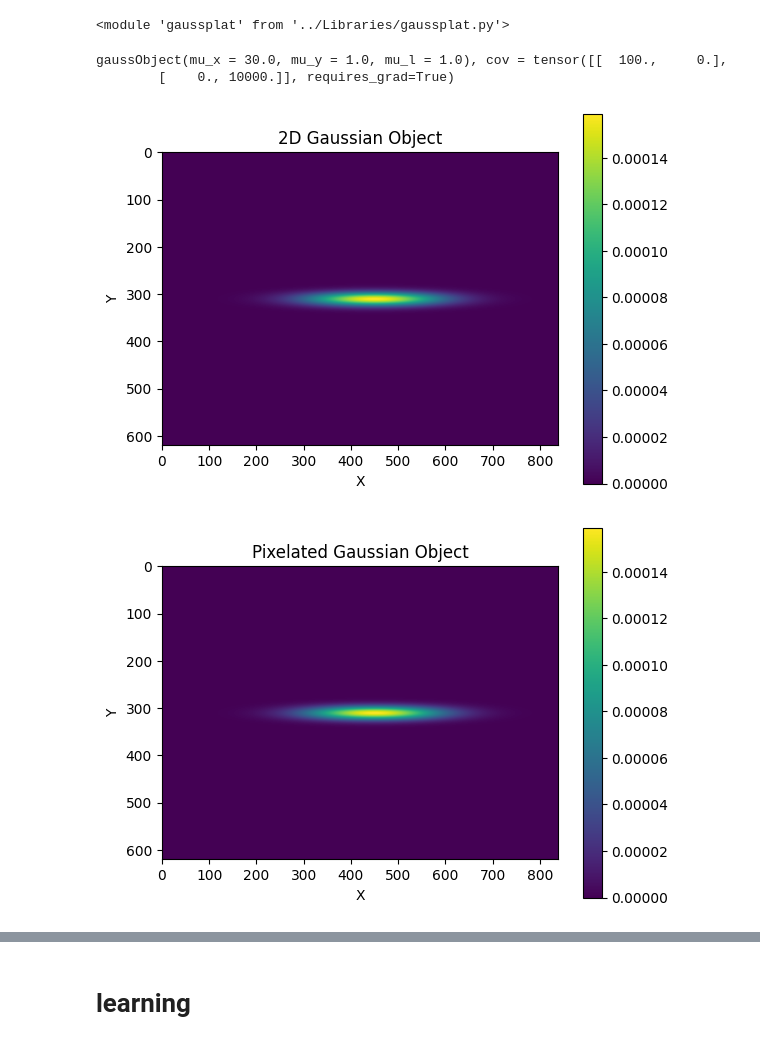
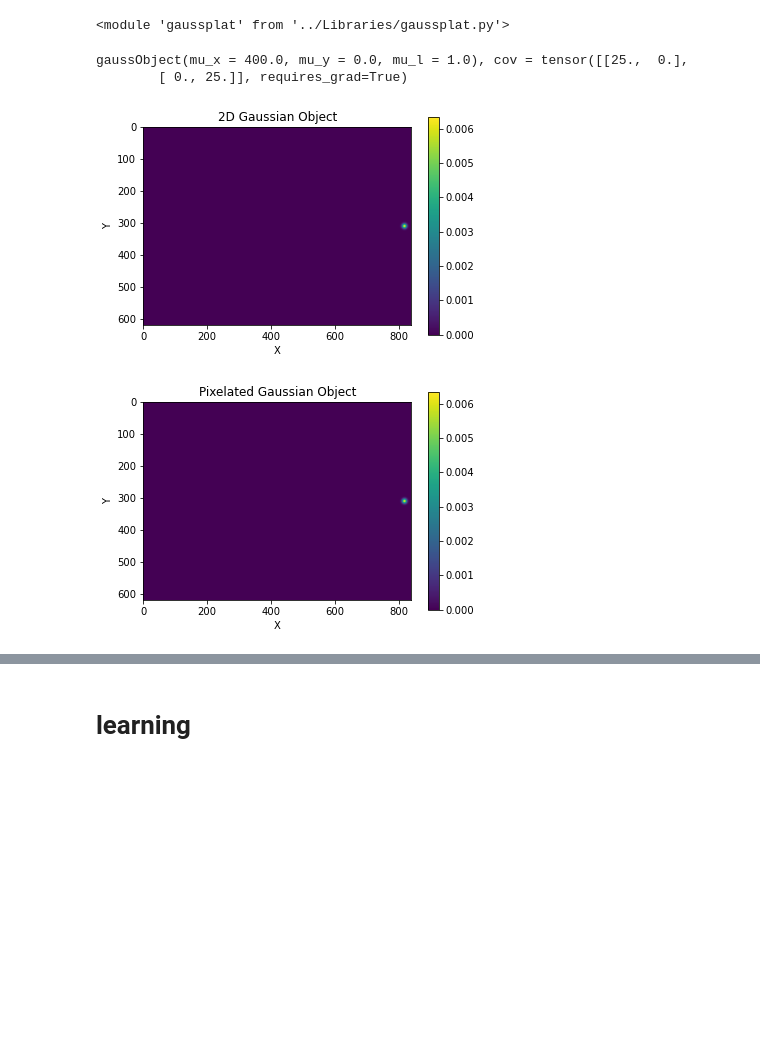
Before and after one commit to neerja/spectralmicroscope_gaussiansplatting, a Jupyter notebook: GaussSplatting/point_localization.ipynb, the cells around one changed output, grey strips where cells are left out. Drawn from its saved outputs; the diff is of its cells as text; code cells hidden in the pictures; blank space fills up the shorter version.

```diff
--- a/GaussSplatting/point_localization.ipynb
+++ b/GaussSplatting/point_localization.ipynb
@@ -124,22 +124,22 @@ importlib.reload(gp)
 # %%
 [x,y,coordinates] = gp.createMeshGrid(NX,NY)
 wavelengths = torch.arange(0,NL)
-gauss_object = gp.GaussObject(1.0,30.0,1.0,10.,100.,1.0,1e0)
+gauss_object = gp.GaussObject(0.,400.,1.,5.,5.,1.,1e0)
 print(gauss_object)
 gauss_object.plot(coordinates,NY,NX)
 gauss_values = gauss_object.computeValues(coordinates, NY, NX)
 plt.figure()
 plt.imshow(gauss_values.detach().numpy())
 plt.xlabel('X')
 plt.ylabel('Y')
 plt.title('Pixelated Gaussian Object')
 plt.colorbar()
 plt.show()
 # %% [output]
-gaussObject(mu_x = 30.0, mu_y = 1.0, mu_l = 1.0), cov = tensor([[  100.,     0.],
-        [    0., 10000.]], requires_grad=True)
+gaussObject(mu_x = 400.0, mu_y = 0.0, mu_l = 1.0), cov = tensor([[25.,  0.],
+        [ 0., 25.]], requires_grad=True)
-[figure, old version]
+[figure, new version]
-[figure, old version]
+[figure, new version]
 # %%
 gauss_f_values = gp.createGaussFilter(gauss_object.covariancematrix, coordinates, NX, NY, gauss_object.amplitude)
 gauss_phasor, gauss_phase_ramp = gp.createPhasor(x, y, gauss_object.mux, gauss_object.muy)
```
Also changed, not shown: parts of 21 cells of this notebook, 2 other files.
